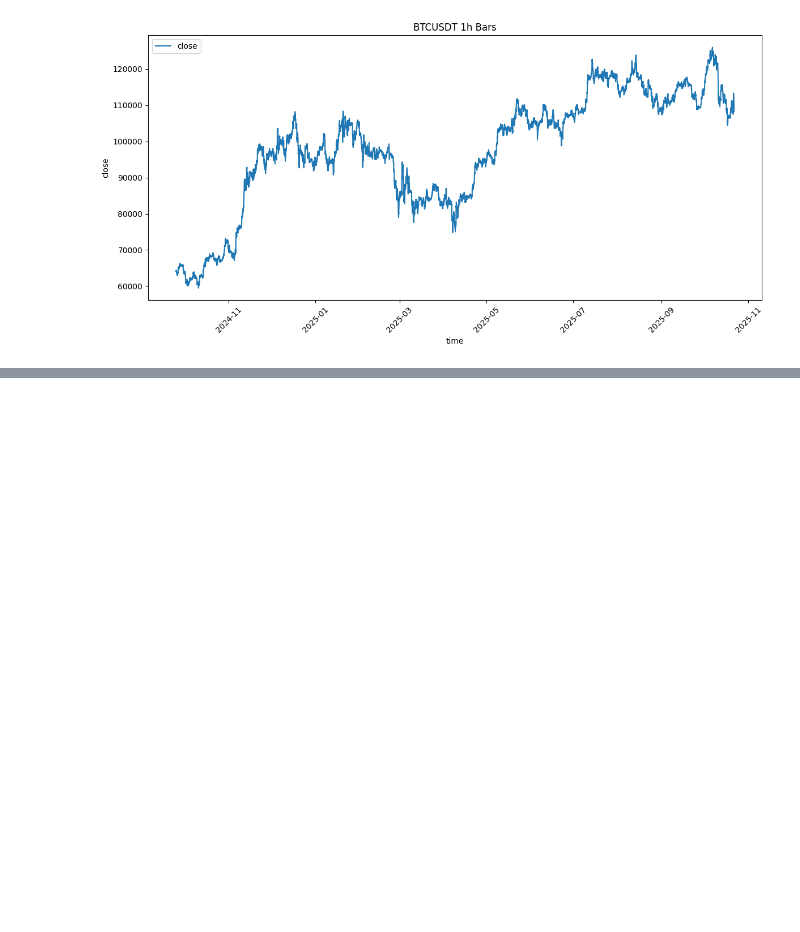
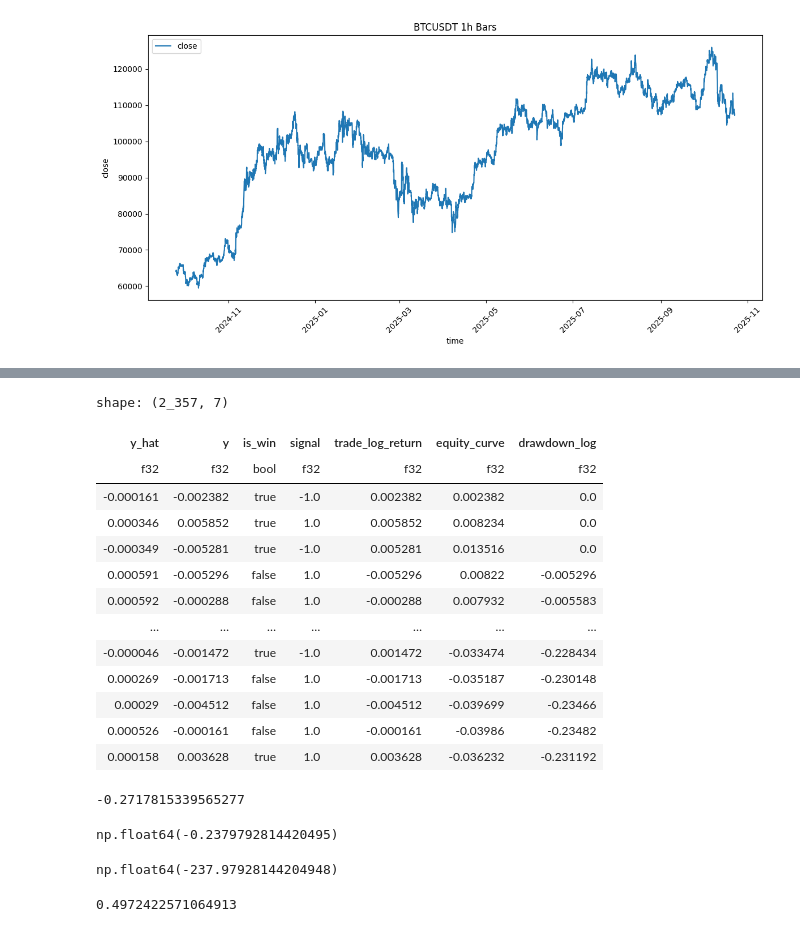
Before and after one commit to Ujju999/quant-strategy, a Jupyter notebook: model_development.ipynb, the cells around one changed output, grey strips where cells are left out. Saved outputs shown, nothing was run; the diff lists cells and outputs as text; code cells hidden in the pictures; blank space fills up the shorter version.

```diff
--- a/model_development.ipynb
+++ b/model_development.ipynb
@@ -101,3 +90,11 @@ research.plot_distribution(ts, target, no_bins = 200)
 research.plot_distribution(ts, 'close', no_bins = 200)
 # %% [output]
 [interactive output not drawn]
+# %%
+class LinearModel(nn.Module):
+    def __init__(self, input_features):
+        super(LinearModel,self).__init__()
+        self.linear = nn.Linear(input_features,1)
+
+    def forward(self,x):
+        return self.linear(x)
@@ -103,0 +187,12 @@ research.plot_distribution(ts, 'close', no_bins = 200)
+# %%
+trade_results = pl.DataFrame({
+    'y_hat': y_hat.squeeze(),
+    'y' :y_test.squeeze()
+}).with_columns(
+    (pl.col('y_hat').sign() == pl.col('y').sign()).alias('is_win'),
+    pl.col('y_hat').sign().alias('signal')
+).with_columns(
+    (pl.col('signal') * pl.col('y')).alias('trade_log_return')
+).with_columns(
+    pl.col('trade_log_return').cum_sum().alias('equity_curve')
+)
@@ -103,0 +220,40 @@ research.plot_distribution(ts, 'close', no_bins = 200)
+# %%
+trade_results = trade_results.with_columns(
+    (pl.col('equity_curve') - pl.col('equity_curve').cum_max()).alias('drawdown_log')
+)
+trade_results
+# %% [output]
+shape: (2_357, 7)
+| y_hat | y | is_win | signal | trade_log_return | equity_curve | drawdown_log |
+| f32 | f32 | bool | f32 | f32 | f32 | f32 |
+| -0.000161 | -0.002382 | true | -1.0 | 0.002382 | 0.002382 | 0.0 |
+| 0.000346 | 0.005852 | true | 1.0 | 0.005852 | 0.008234 | 0.0 |
+| -0.000349 | -0.005281 | true | -1.0 | 0.005281 | 0.013516 | 0.0 |
+| 0.000591 | -0.005296 | false | 1.0 | -0.005296 | 0.00822 | -0.005296 |
+| 0.000592 | -0.000288 | false | 1.0 | -0.000288 | 0.007932 | -0.005583 |
+| … | … | … | … | … | … | … |
+| -0.000046 | -0.001472 | true | -1.0 | 0.001472 | -0.033474 | -0.228434 |
+| 0.000269 | -0.001713 | false | 1.0 | -0.001713 | -0.035187 | -0.230148 |
+| 0.00029 | -0.004512 | false | 1.0 | -0.004512 | -0.039699 | -0.23466 |
+| 0.000526 | -0.000161 | false | 1.0 | -0.000161 | -0.03986 | -0.23482 |
+| 0.000158 | 0.003628 | true | 1.0 | 0.003628 | -0.036232 | -0.231192 |
+# %%
+max_drawdown_log = trade_results['drawdown_log'].min()
+max_drawdown_log
+# %% [output]
+-0.2717815339565277
+# %%
+drawdown_pct = np.exp(max_drawdown_log) - 1
+drawdown_pct
+# %% [output]
+np.float64(-0.2379792814420495)
+# %%
+equity_peak = 1000
+equity_peak * drawdown_pct
+# %% [output]
+np.float64(-237.97928144204948)
+# %%
+win_rate = trade_results['is_win'].mean()
+win_rate
+# %% [output]
+0.4972422571064913
```
Also changed, not shown: parts of 21 cells of this notebook, 1 other file.
